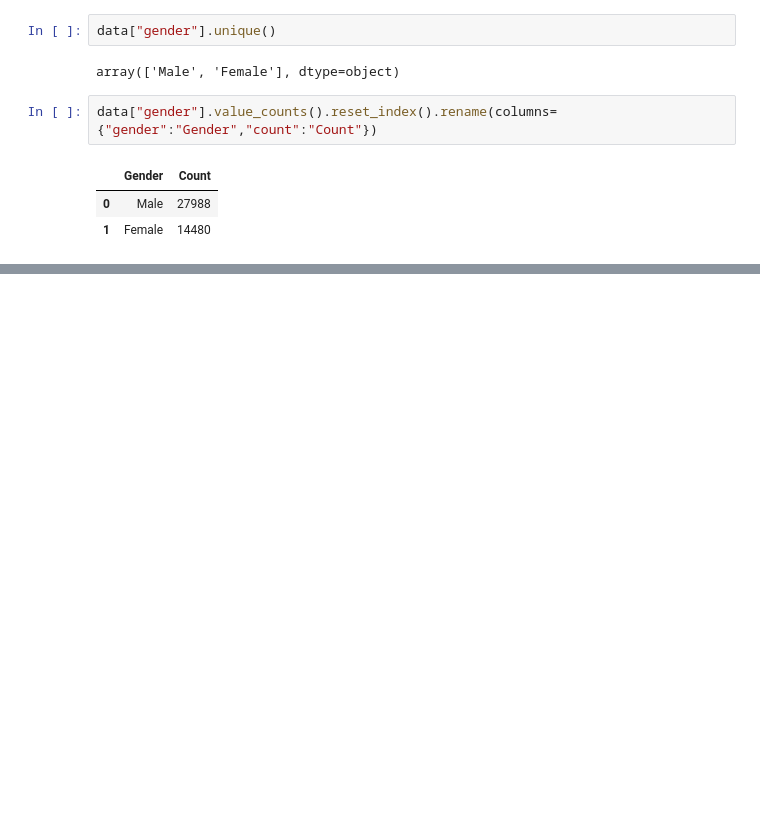
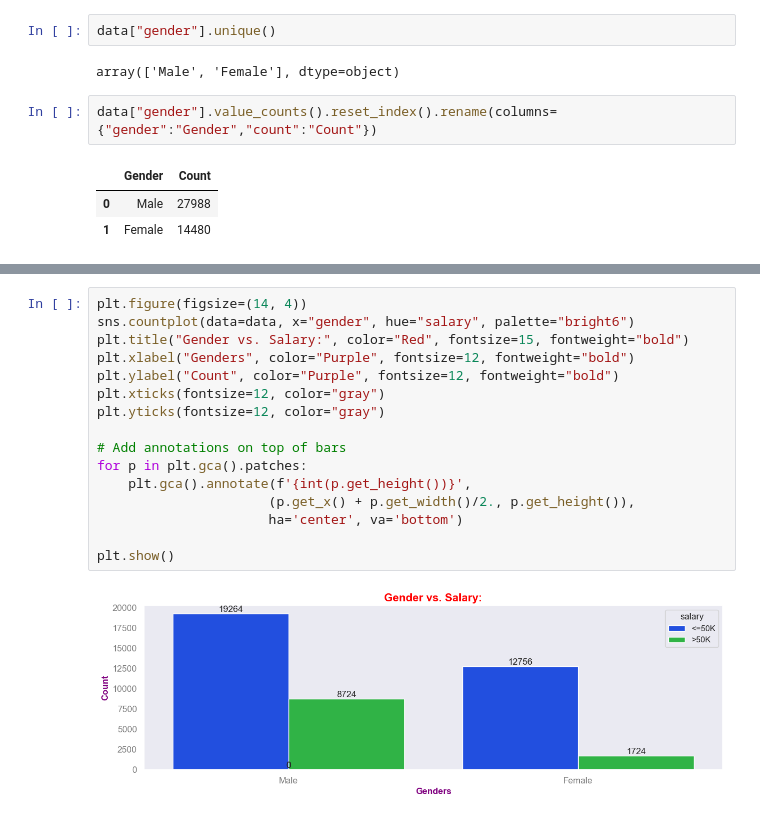
Before and after one commit to rajesh-coventry/Projects, a Jupyter notebook: 02_Data_Visuallization/04_Adults_Income_Analysis/Analysis-5_Race_Gender_and_Nationality.ipynb, the cells around one changed output, grey strips where cells are left out. Saved outputs shown, nothing was run; the diff lists cells and outputs as text; blank space fills up the shorter version.

```diff
--- a/02_Data_Visuallization/04_Adults_Income_Analysis/Analysis-5_Race_Gender_and_Nationality.ipynb
+++ b/02_Data_Visuallization/04_Adults_Income_Analysis/Analysis-5_Race_Gender_and_Nationality.ipynb
@@ -53,0 +79,18 @@ plt.show()
+# %%
+plt.figure(figsize=(14, 4))
+sns.countplot(data=data, x="gender", hue="salary", palette="bright6")
+plt.title("Gender vs. Salary:", color="Red", fontsize=15, fontweight="bold")
+plt.xlabel("Genders", color="Purple", fontsize=12, fontweight="bold")
+plt.ylabel("Count", color="Purple", fontsize=12, fontweight="bold")
+plt.xticks(fontsize=12, color="gray")
+plt.yticks(fontsize=12, color="gray")
+
+# Add annotations on top of bars
+for p in plt.gca().patches:
+    plt.gca().annotate(f'{int(p.get_height())}',
+                      (p.get_x() + p.get_width()/2., p.get_height()),
+                      ha='center', va='bottom')
+
+plt.show()
+# %% [output]
+[figure, added]
```
Also changed, not shown: parts of 35 cells of this notebook, 1 other file.
